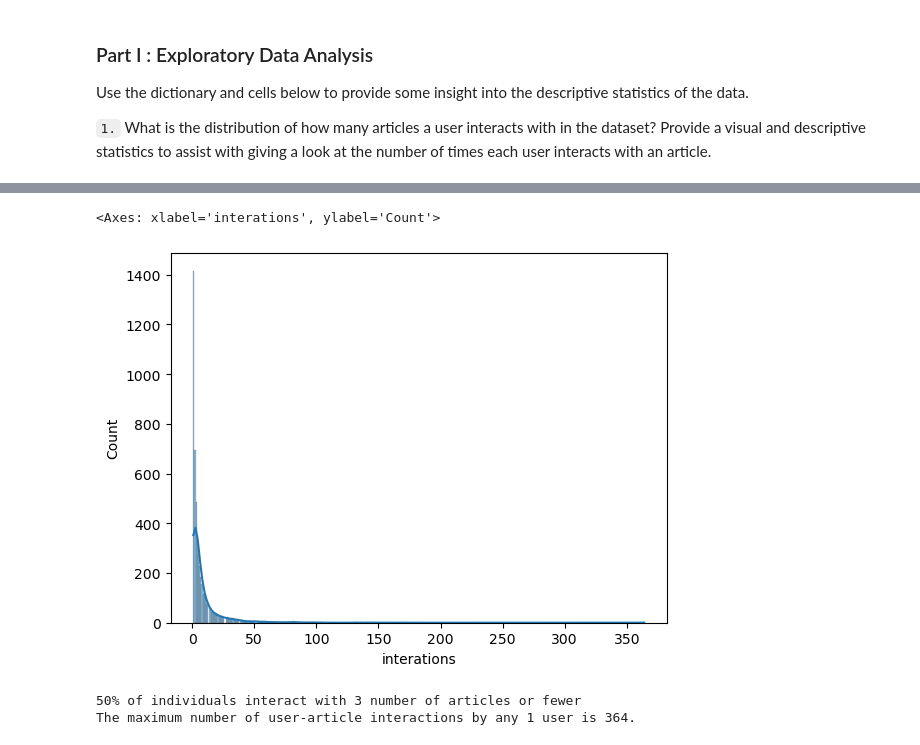
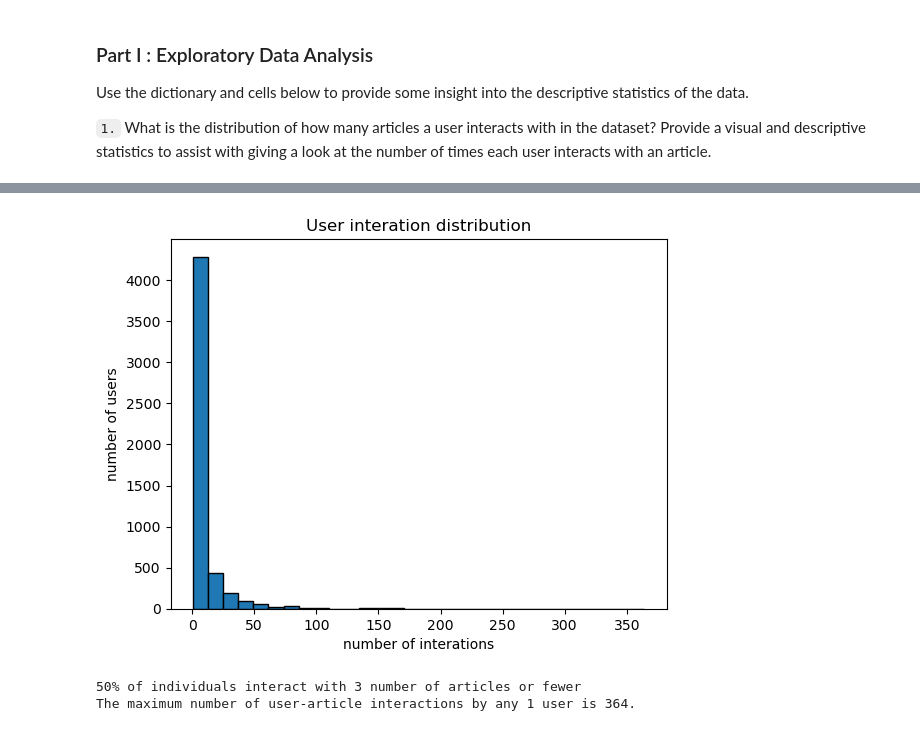
Before and after one commit to lengocanh/UdacityProject3, a Jupyter notebook: Recommendations_with_IBM.ipynb, the cells around one changed output, grey strips where cells are left out. Saved outputs shown, nothing was run; the diff lists cells and outputs as text; code cells hidden in the pictures.

```diff
--- a/Recommendations_with_IBM.ipynb
+++ b/Recommendations_with_IBM.ipynb
@@ -81,8 +65,12 @@ user_article
-# %%
-sns.histplot(data=user_article, x="interations", kde=True)
-# %% [output]
-<Axes: xlabel='interations', ylabel='Count'>
-[figure, removed]
+# %%
+#sns.histplot(data=user_article, x="interations", kde=True)
+plt.hist(user_article['interations'], bins=30, edgecolor='black')
+plt.title('User interation distribution')
+plt.xlabel('number of interations')
+plt.ylabel('number of users')
+plt.show()
+# %% [output]
+[figure, added]
 # %%
 # Fill in the median and maximum number of user_article interactios below
 user_article_sort = user_article.sort_values('interations')
```
Also changed, not shown: parts of 28 cells of this notebook.
